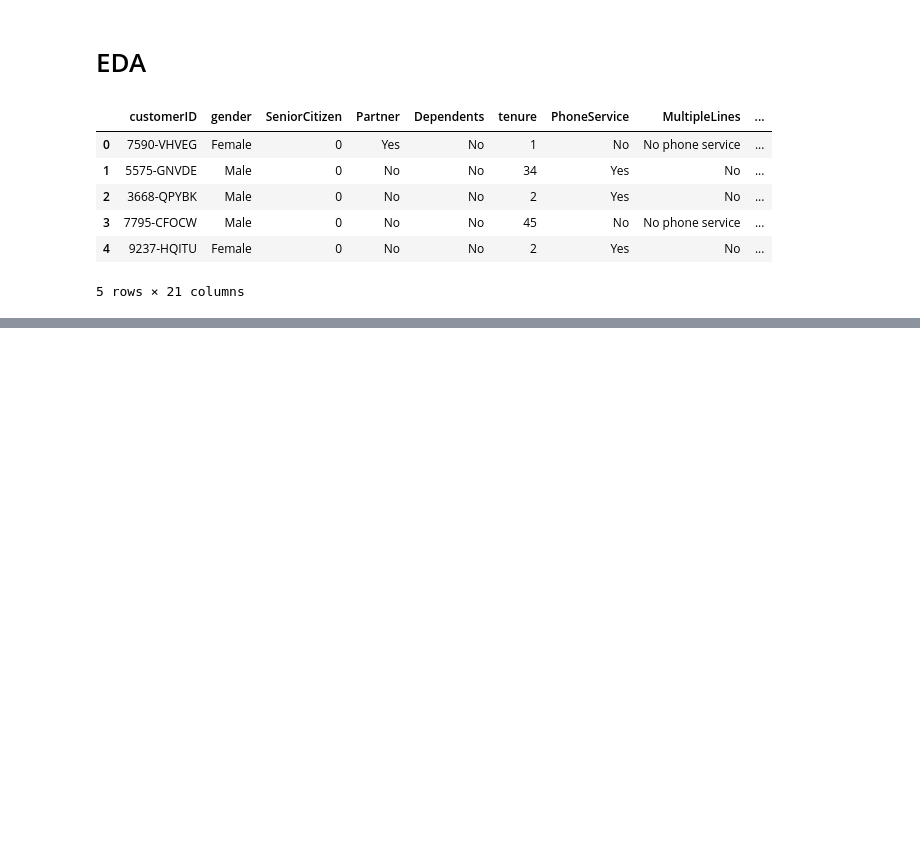
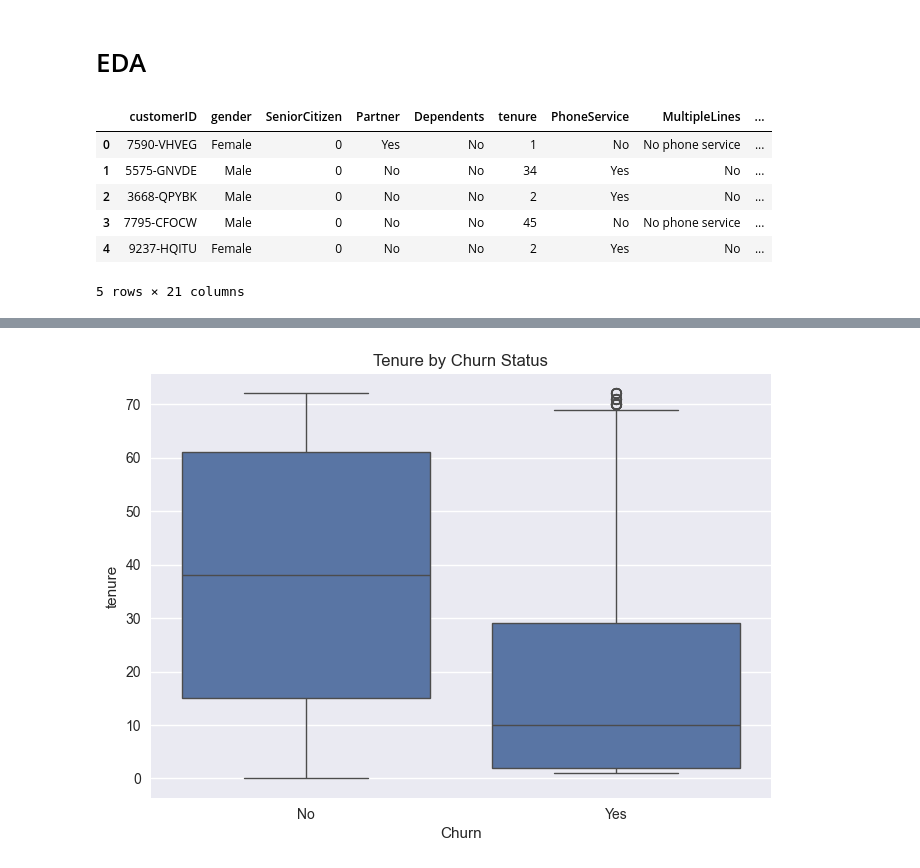
Before and after one commit to AvanishRawat/ml-churn-prediction, a Jupyter notebook: notebooks/01_eda.ipynb, the cells around one changed output, grey strips where cells are left out. Saved outputs shown, nothing was run; the diff lists cells and outputs as text; code cells hidden in the pictures; blank space fills up the shorter version.

```diff
--- a/notebooks/01_eda.ipynb
+++ b/notebooks/01_eda.ipynb
@@ -44,0 +115,11 @@ memory usage: 1.1+ MB
+# %%
+sns.boxplot(
+    data=df,
+    x="Churn",
+    y="tenure"
+)
+
+plt.title("Tenure by Churn Status")
+plt.show()
+# %% [output]
+[figure, added]
```
Also changed, not shown: parts of 11 cells of this notebook.
